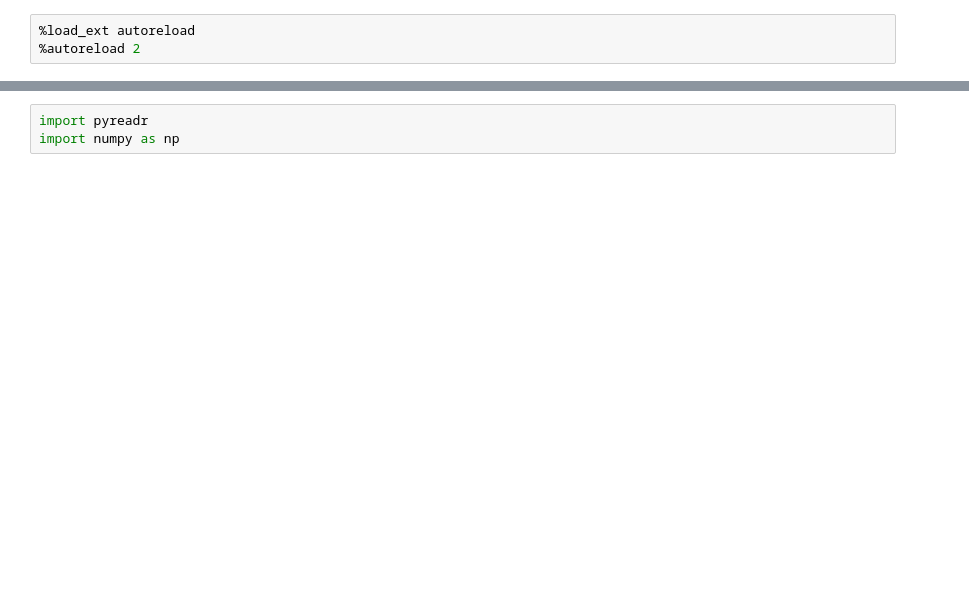
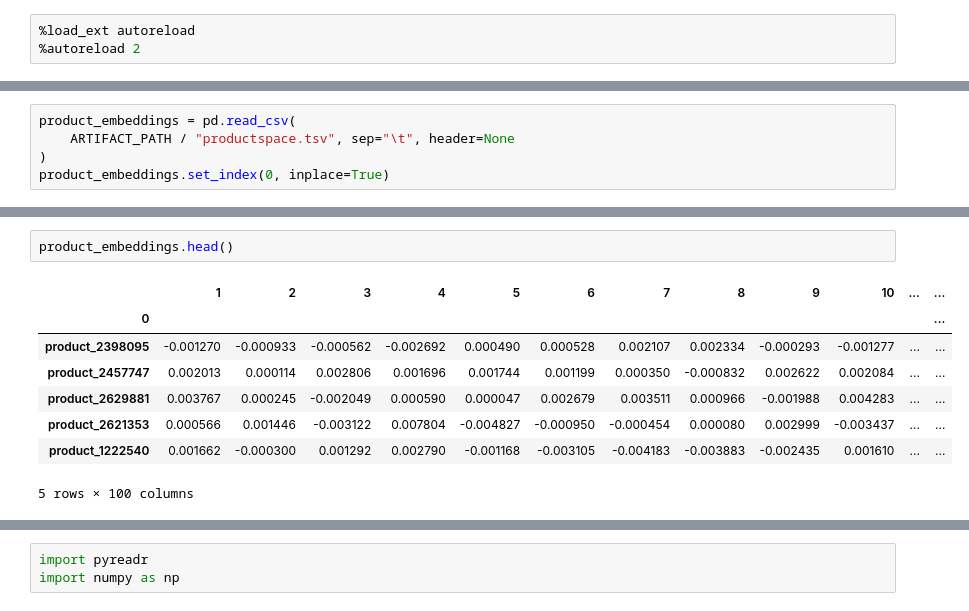
Before and after one commit to narendramukherjee/reputation-systems, a Jupyter notebook: snpe/notebooks/starspace.ipynb, the cells around one changed output, grey strips where cells are left out. Drawn from its saved outputs; the diff is of its cells as text; blank space fills up the shorter version.

```diff
--- a/snpe/notebooks/starspace.ipynb
+++ b/snpe/notebooks/starspace.ipynb
@@ -54,0 +66,5 @@ Training epoch 18: 0.0082 0.0001
+# %%
+product_embeddings = pd.read_csv(
+    ARTIFACT_PATH / "productspace.tsv", sep="\t", header=None
+)
+product_embeddings.set_index(0, inplace=True)
@@ -54,0 +73,11 @@ Training epoch 18: 0.0082 0.0001
+# %%
+product_embeddings.head()
+# %% [output]
+|  | 1 | 2 | 3 | 4 | 5 | 6 | 7 | 8 | 9 | 10 | ... | ... |
+| 0 |  |  |  |  |  |  |  |  |  |  |  | ... |
+| product_2398095 | -0.001270 | -0.000933 | -0.000562 | -0.002692 | 0.000490 | 0.000528 | 0.002107 | 0.002334 | -0.000293 | -0.001277 | ... | ... |
+| product_2457747 | 0.002013 | 0.000114 | 0.002806 | 0.001696 | 0.001744 | 0.001199 | 0.000350 | -0.000832 | 0.002622 | 0.002084 | ... | ... |
+| product_2629881 | 0.003767 | 0.000245 | -0.002049 | 0.000590 | 0.000047 | 0.002679 | 0.003511 | 0.000966 | -0.001988 | 0.004283 | ... | ... |
+| product_2621353 | 0.000566 | 0.001446 | -0.003122 | 0.007804 | -0.004827 | -0.000950 | -0.000454 | 0.000080 | 0.002999 | -0.003437 | ... | ... |
+| product_1222540 | 0.001662 | -0.000300 | 0.001292 | 0.002790 | -0.001168 | -0.003105 | -0.004183 | -0.003883 | -0.002435 | 0.001610 | ... | ... |
+5 rows × 100 columns
```
Also changed, not shown: parts of 26 cells of this notebook, 1 other file.
